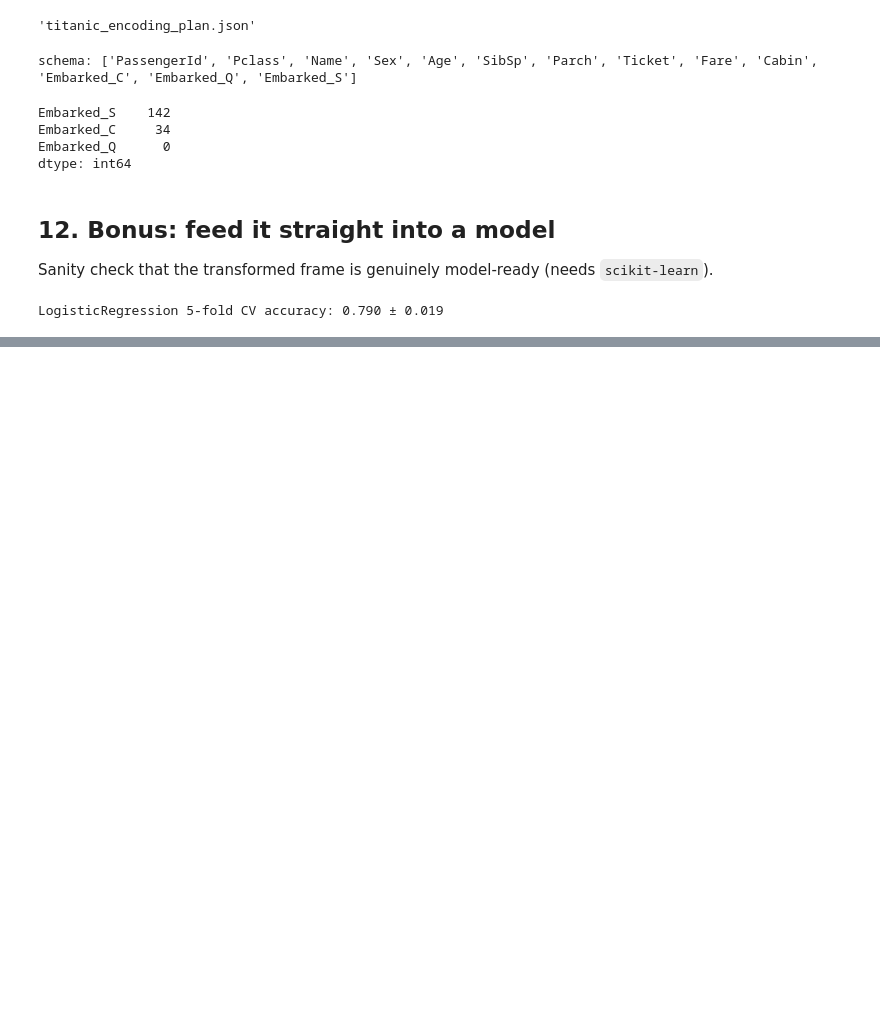
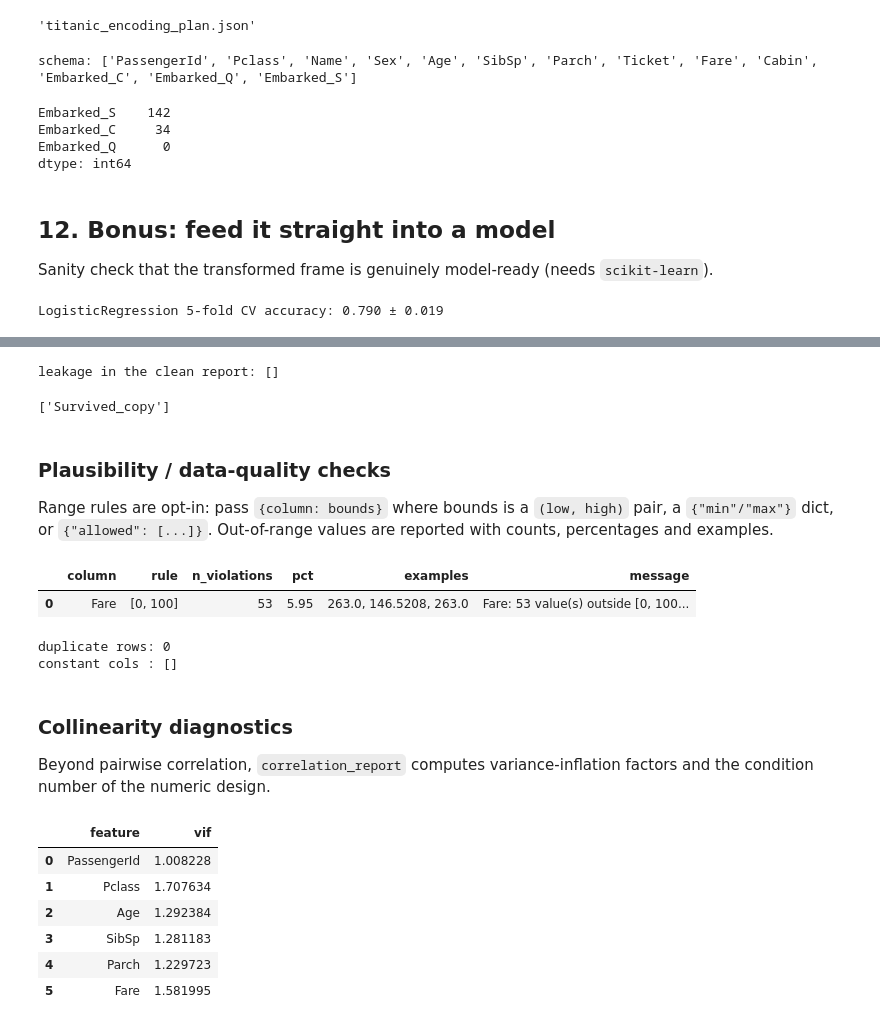
Before and after one commit to haimfeld/se-dat, a Jupyter notebook: examples/titanic_demo.ipynb, the cells around one changed output, grey strips where cells are left out. Drawn from its saved outputs; the diff is of its cells as text; code cells hidden in the pictures; blank space fills up the shorter version.

```diff
--- a/examples/titanic_demo.ipynb
+++ b/examples/titanic_demo.ipynb
@@ -518,0 +519,49 @@ LogisticRegression 5-fold CV accuracy: 0.790 ± 0.019
+# %%
+# Features whose association is at/above the leakage threshold are flagged
+# (and warned about at create time). Nothing leaks here — plant a copy of
+# the target to see the detector fire:
+print("leakage in the clean report:", report.leakage_features)
+
+leaky = df.assign(Survived_copy=df["Survived"])
+sedat.EDAReport.create(leaky, target=leaky["Survived"]).leakage_features
+# %% [output]
+leakage in the clean report: []
+['Survived_copy']
+# %% [markdown]
+### Plausibility / data-quality checks
+
+Range rules are opt-in: pass `{column: bounds}` where bounds is a
+`(low, high)` pair, a `{"min"/"max"}` dict, or `{"allowed": [...]}`.
+Out-of-range values are reported with counts, percentages and examples.
+# %%
+quality = sedat.check_ranges(
+    df,
+    rules={"Age": (0, 120), "Fare": (0, 100), "Pclass": {"allowed": [1, 2, 3]}},
+)
+quality.summary
+# %% [output]
+|  | column | rule | n_violations | pct | examples | message |
+| 0 | Fare | [0, 100] | 53 | 5.95 | 263.0, 146.5208, 263.0 | Fare: 53 value(s) outside [0, 100... |
+# %%
+# These checks also run automatically inside EDAReport when a dictionary is
+# supplied; constant columns and duplicate rows are always surfaced:
+print("duplicate rows:", report.duplicate_row_count)
+print("constant cols :", report.constant_columns)
+# %% [output]
+duplicate rows: 0
+constant cols : []
+# %% [markdown]
+### Collinearity diagnostics
+
+Beyond pairwise correlation, `correlation_report` computes
+variance-inflation factors and the condition number of the numeric design.
+# %%
+report.vif_summary
+# %% [output]
+|  | feature | vif |
+| 0 | PassengerId | 1.008228 |
+| 1 | Pclass | 1.707634 |
+| 2 | Age | 1.292384 |
+| 3 | SibSp | 1.281183 |
+| 4 | Parch | 1.229723 |
+| 5 | Fare | 1.581995 |
```
Also changed, not shown: parts of 23 cells of this notebook, 26 other files.
